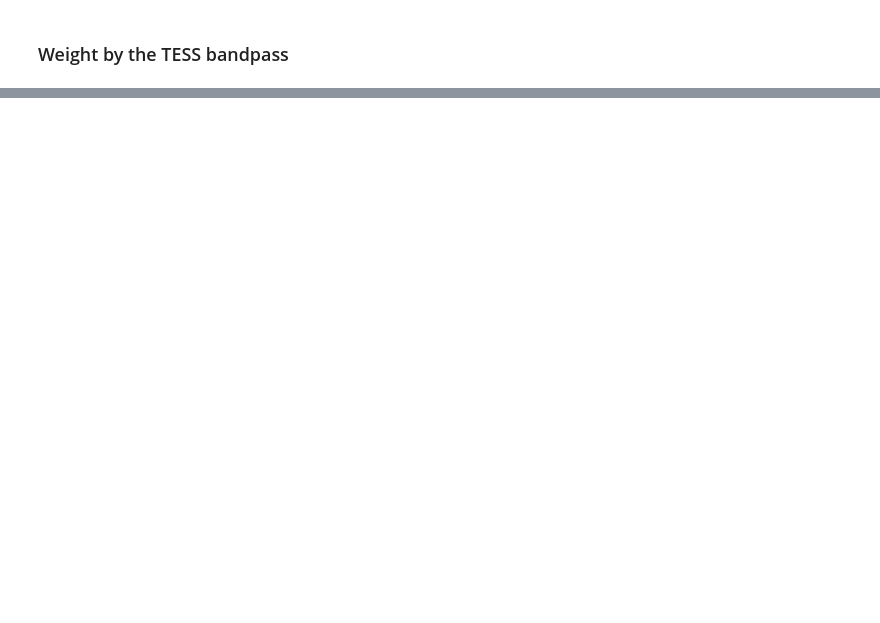
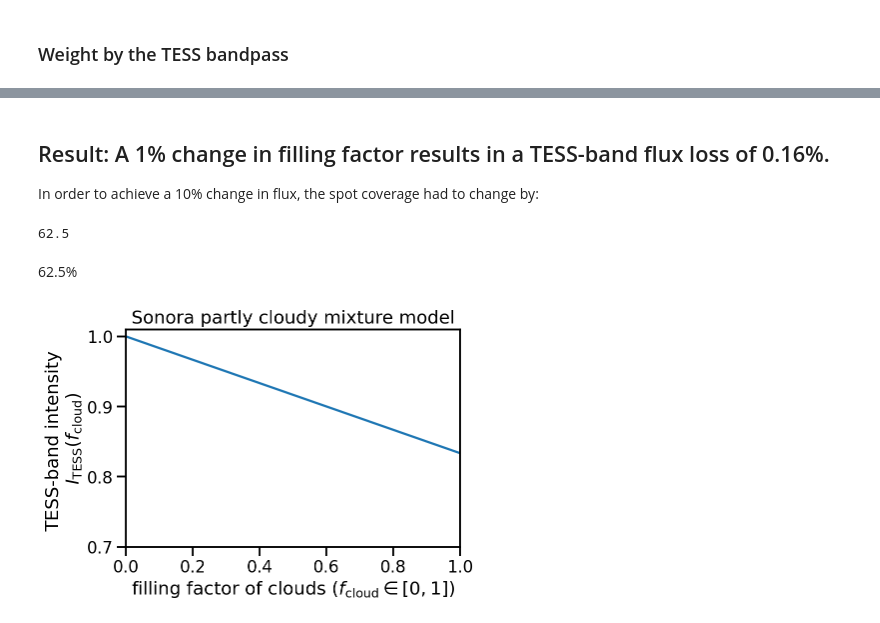
Before and after one commit to BrownDwarf/varsity, a Jupyter notebook: notebooks/03_IGRINS_quicklook/06_TESS_bandpass_cloudy_models.ipynb, the cells around one changed output, grey strips where cells are left out. Drawn from its saved outputs; the diff is of its cells as text; code cells hidden in the pictures; blank space fills up the shorter version.

```diff
--- a/notebooks/03_IGRINS_quicklook/06_TESS_bandpass_cloudy_models.ipynb
+++ b/notebooks/03_IGRINS_quicklook/06_TESS_bandpass_cloudy_models.ipynb
@@ -196,0 +156,2 @@ plt.xlim(2.240, 2.2600)
+# %%
+fill_factors = np.arange(0, 1.001, 0.02)
@@ -196,0 +192,22 @@ plt.xlim(2.240, 2.2600)
+# %% [markdown]
+## Result: A 1% change in filling factor results in a TESS-band flux loss of 0.16%.
+
+In order to achieve a 10% change in flux, the spot coverage had to change by:
+# %%
+10/0.16
+# %% [output]
+62.5
+# %% [markdown]
+62.5%
+# %%
+plt.plot(fill_factors, observed_fluxes_1300, label='1300 K ');
+plt.xlabel('filling factor of clouds $(f_{\mathrm{cloud}}\in [0, 1])$');
+plt.ylabel('TESS-band intensity \n$I_{\mathrm{TESS}}(f_{\mathrm{cloud}})$')
+plt.ylim(0.7, 1.01)
+plt.xlim(0,1)
+#plt.axhline(min_flux, color='k', alpha=0.3, linestyle='dashed')
+plt.title('Sonora partly cloudy mixture model')
+#plt.legend(title='$T_{\mathrm{eff}}$', fontsize=13, ncol=3);
+plt.savefig('../../figures/sonora_mixture_model_scaling1300.png', dpi=300, bbox_inches='tight')
+# %% [output]
+[figure, added]
```
Also changed, not shown: parts of 38 cells of this notebook, 2 other files.
